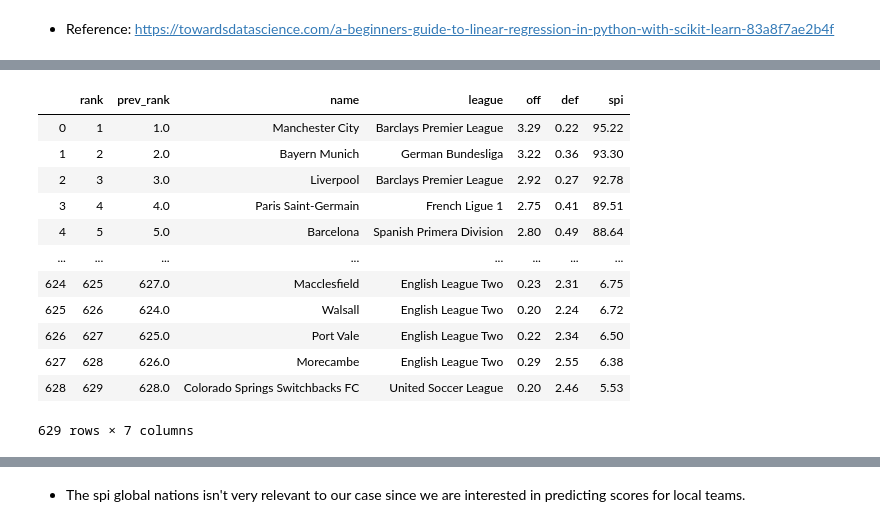
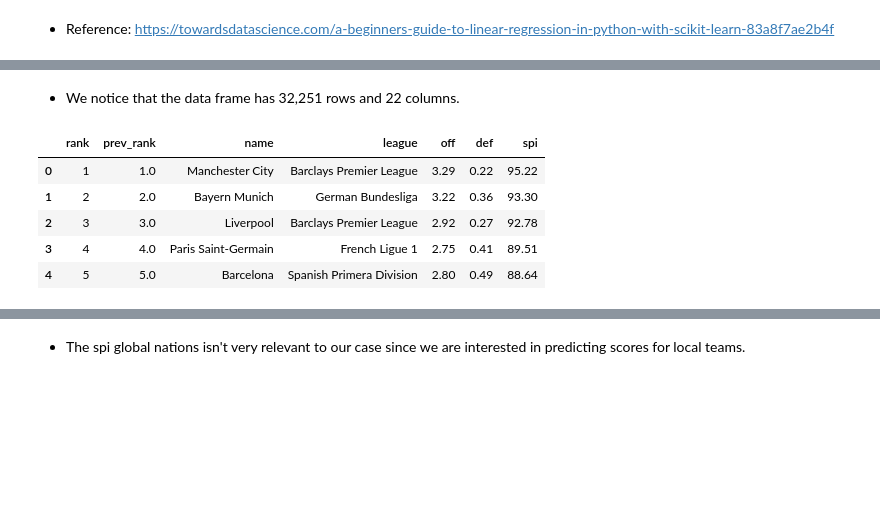
Before and after one commit to ydafalla/Data-Science-Projects, a Jupyter notebook: Major Leagues/data_exploration1.ipynb, the cells around one changed output, grey strips where cells are left out. Cells and saved outputs as stored; diff of their text form; code cells hidden in the pictures; blank space fills up the shorter version.

```diff
--- a/Major Leagues/data_exploration1.ipynb
+++ b/Major Leagues/data_exploration1.ipynb
@@ -15,3 +15,6 @@ from sklearn import metrics
 spi_matches=pd.read_csv('Data/spi_matches.csv')
 spi_global_teams=pd.read_csv('Data/spi_global_rankings.csv')
 spi_global_nations=pd.read_csv('Data/spi_global_rankings_intl.csv')
+# %%
+pd.set_option('display.max_columns', None)
+display(spi_matches.tail())
@@ -34,17 +32,12 @@ spi_matches
+# %% [markdown]
+* We notice that the data frame has 32,251 rows and 22 columns.
 # %%
-spi_global_teams
+spi_global_teams.head()
 # %% [output]
 |  | rank | prev_rank | name | league | off | def | spi |
 | 0 | 1 | 1.0 | Manchester City | Barclays Premier League | 3.29 | 0.22 | 95.22 |
 | 1 | 2 | 2.0 | Bayern Munich | German Bundesliga | 3.22 | 0.36 | 93.30 |
 | 2 | 3 | 3.0 | Liverpool | Barclays Premier League | 2.92 | 0.27 | 92.78 |
 | 3 | 4 | 4.0 | Paris Saint-Germain | French Ligue 1 | 2.75 | 0.41 | 89.51 |
 | 4 | 5 | 5.0 | Barcelona | Spanish Primera Division | 2.80 | 0.49 | 88.64 |
-| ... | ... | ... | ... | ... | ... | ... | ... |
-| 624 | 625 | 627.0 | Macclesfield | English League Two | 0.23 | 2.31 | 6.75 |
-| 625 | 626 | 624.0 | Walsall | English League Two | 0.20 | 2.24 | 6.72 |
-| 626 | 627 | 625.0 | Port Vale | English League Two | 0.22 | 2.34 | 6.50 |
-| 627 | 628 | 626.0 | Morecambe | English League Two | 0.29 | 2.55 | 6.38 |
-| 628 | 629 | 628.0 | Colorado Springs Switchbacks FC | United Soccer League | 0.20 | 2.46 | 5.53 |
-629 rows × 7 columns
 # %%
```
Also changed, not shown: parts of 21 cells of this notebook, 1 other file.
